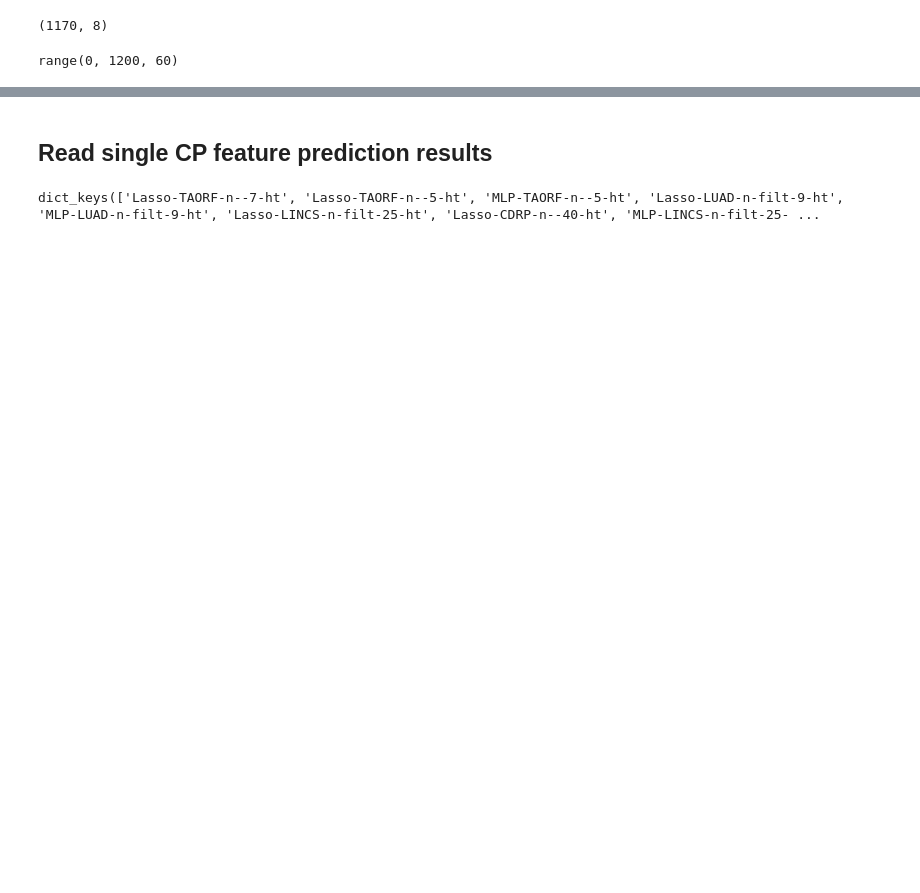
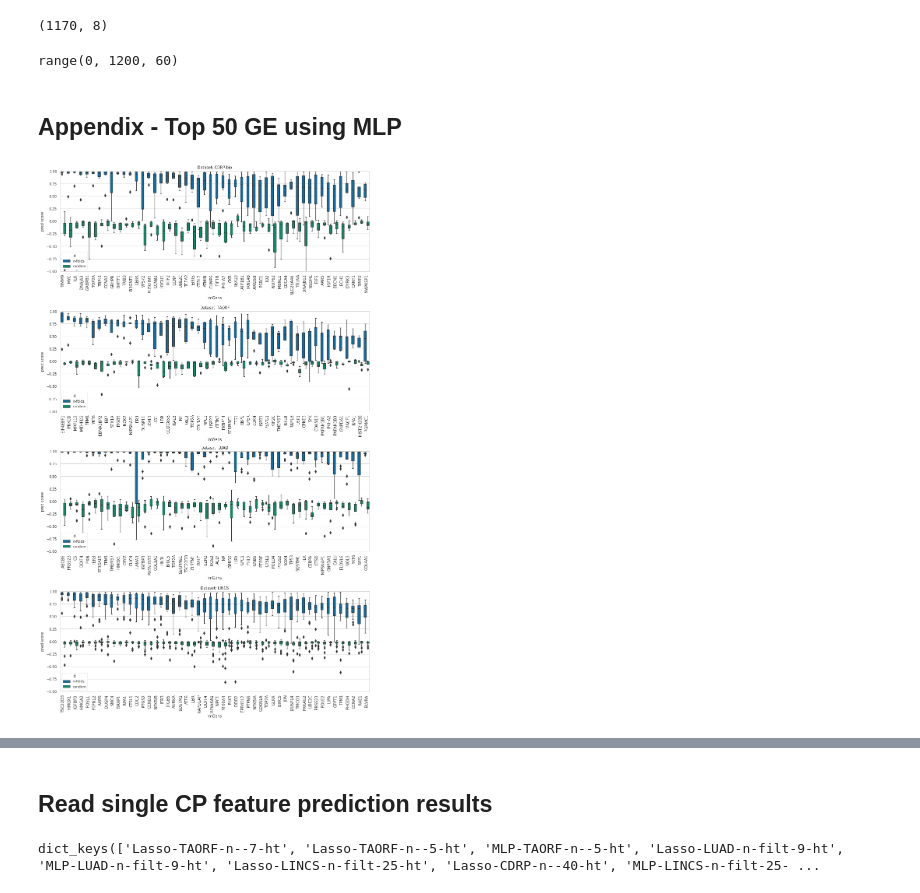
Before and after one commit to carpenter-singh-lab/2022_Haghighi_NatureMethods, a Jupyter notebook: generate_paper_figs.ipynb, the cells around one changed output, grey strips where cells are left out. Cells and saved outputs as stored; diff of their text form; code cells hidden in the pictures; blank space fills up the shorter version.

```diff
--- a/generate_paper_figs.ipynb
+++ b/generate_paper_figs.ipynb
@@ -350,0 +341,31 @@ DataAppendix=DataAppendix*100
+# %% [markdown]
+## Appendix - Top 50 GE using MLP
+# %%
+datasets=['CDRP-bio' , 'TAORF', 'LUAD','LINCS']
+models=["MLP"]
+f='-filt';#'-filt'
+
+fig, axes = plt.subplots(len(datasets),1,figsize=(12,20))
+sns.set_context("paper")
+sns.set_style("whitegrid")
+# sns.rcParams['patch.force_edgecolor'] = True
+# for d in range(5):#(len(datasets)):
+for d in range(len(datasets)):
+    for m in range(len(models)):
+        dataset_meth_dists=DataPredResults[(DataPredResults['Dataset']==datasets[d]) &\
+                                                    (DataPredResults['Model']==models[m])]
+        sorted_gene_mean_scores=dataset_meth_dists[dataset_meth_dists['d']=='n-folds'].groupby(['lmGens','d']).median().reset_index().sort_values(by=['pred score'],ascending=False)
+        top_lmGenes=sorted_gene_mean_scores['lmGens'].tolist()[0:50]
+        dataset_meth_dists_top_50=dataset_meth_dists[dataset_meth_dists['lmGens'].isin(top_lmGenes)]
+
+#         f, axes = plt.subplots(figsize=(15,4))
+        axes[d].set_title("Dataset: "+datasets[d])
+        sns.boxplot(x="lmGens", y="pred score",hue="d", data=dataset_meth_dists_top_50,ax=axes[d],order=top_lmGenes)
+        # ax = sns.violinplot(x="lmGens", y="pred score", hue="d",data=tips2, palette="muted", split=True)
+        axes[d].set_xticklabels(axes[d].get_xticklabels(),rotation=90,fontsize=10);
+        axes[d].set_ylim(-1, 1)
+
+fig.tight_layout()
+# fig.savefig('appendix_B.eps')
+# %% [output]
+[figure, added]
```
Also changed, not shown: parts of 30 cells of this notebook, 6 other files.
